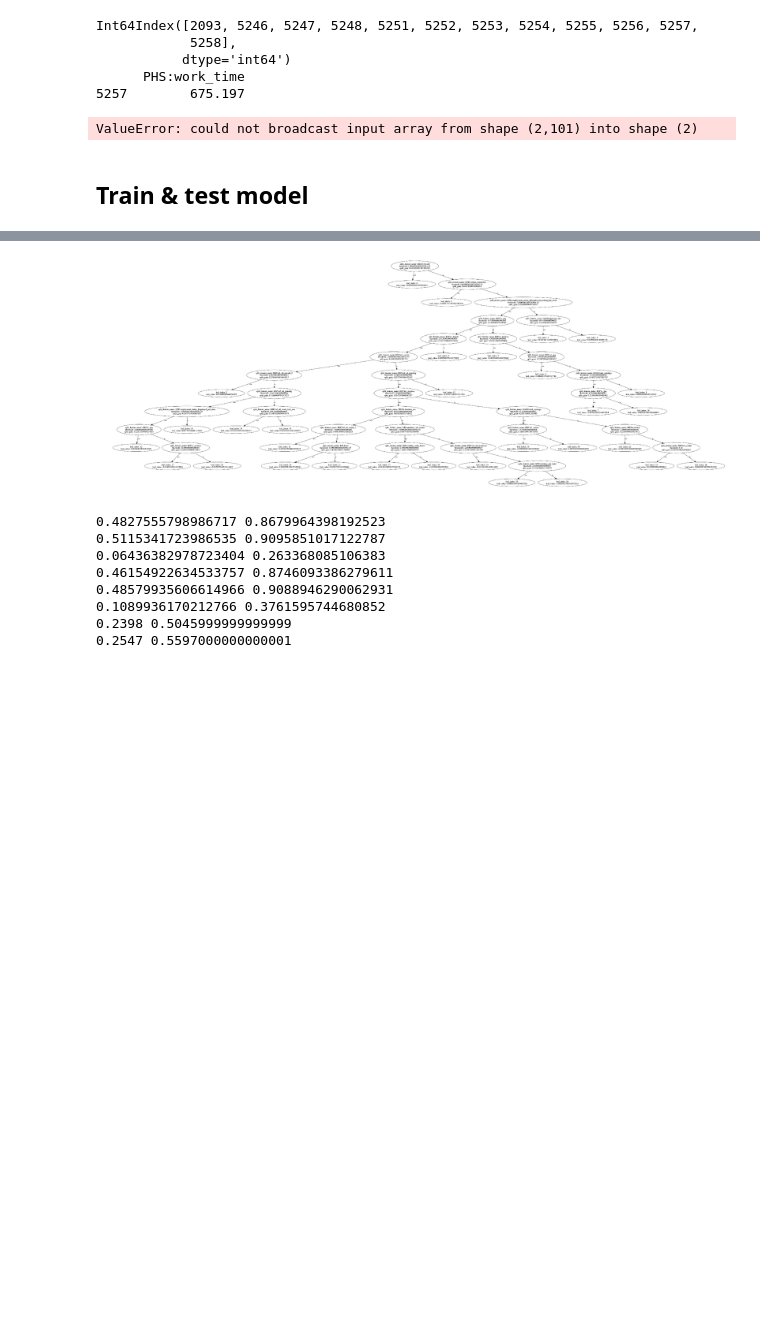
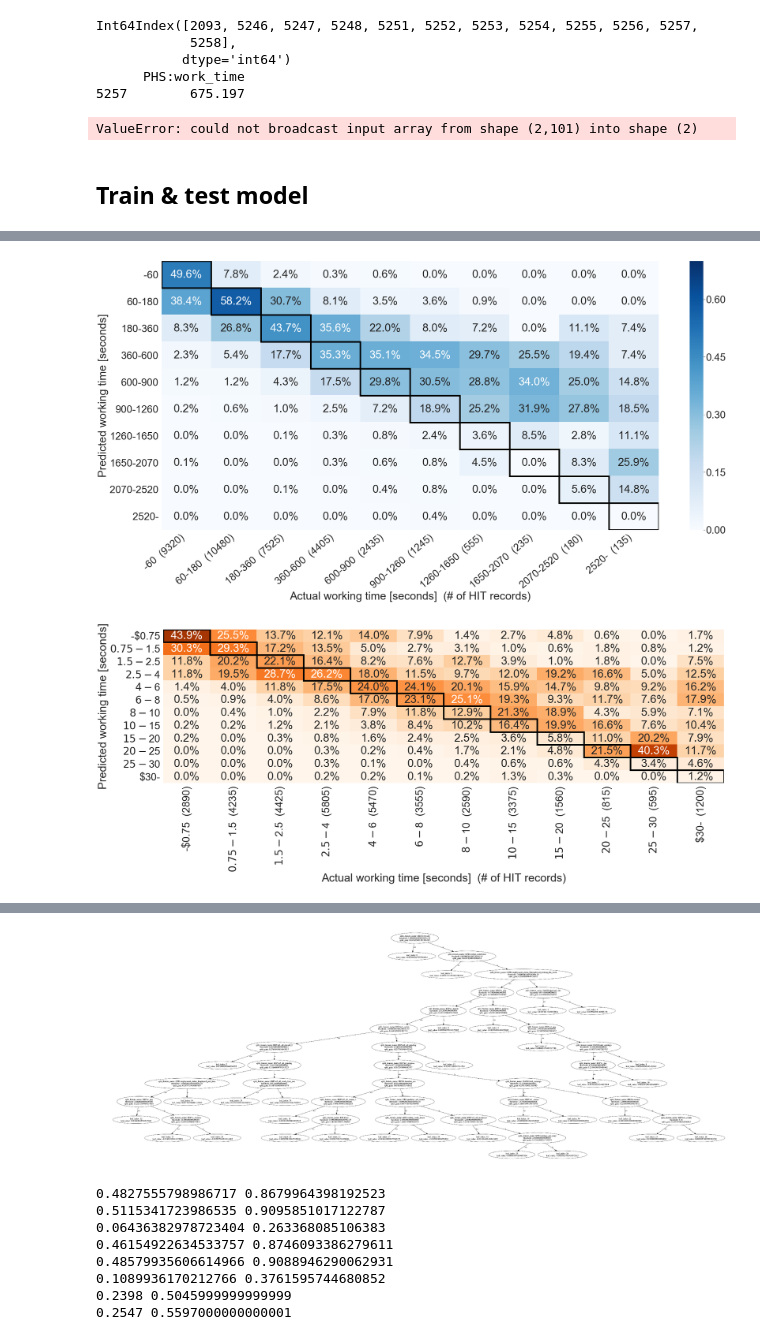
Before and after one commit to shuwakkumacs/microlapse, a Jupyter notebook: GBDT_new.ipynb, the cells around one changed output, grey strips where cells are left out. Saved outputs shown, nothing was run; the diff lists cells and outputs as text; code cells hidden in the pictures; blank space fills up the shorter version.

```diff
--- a/GBDT_new.ipynb
+++ b/GBDT_new.ipynb
@@ -305,10 +361,10 @@ ValueError: could not broadcast input array from shape (2,101) into shape (2)
 ## Train & test model
 # %%
 ### effective only for regression
-enc_method = "log10"
+# enc_method = "log10"
 # enc_method = "log"
 # enc_method = "psycho"
-# enc_method = ""
+enc_method = ""
 
 print("objective: {}, enc_method: {}, drop_grp_duplicates: {}".format(objective,enc_method,drop_group_duplicates))
 
@@ -337,7 +393,7 @@ cmap = plt.get_cmap("jet")
 np_cmx_sum_all = None
 metrics_sum_all = { "mae": 0, "mape": 0 }
 
-itr = 10
+itr = 5
 
 bad_pred_score_h = {"mae": {}, "mape": {}}
 bad_pred_score_h["mae"] = {hid:0 for hid in hit_ids}
@@ -348,8 +404,12 @@ bad_pred_score_w["mae"] = {wid:0 for wid in worker_ids}
 bad_pred_score_w["mape"] = {wid:0 for wid in worker_ids}
 
 @jit
-def lgb_train_func(lgbm_params, lgb_train, valid_sets, verbose_eval, categorical_features):
-    return lgb.train(lgbm_params, lgb_train, valid_sets=valid_sets, verbose_eval=verbose_eval, categorical_feature=categorical_features)
+def lgb_train_func(lgbm_params, lgb_train, valid_sets, verbose_eval, categorical_features, evaluation_results):
+    return lgb.train(lgbm_params, lgb_train, valid_sets=valid_sets, verbose_eval=verbose_eval, categorical_feature=categorical_features, fobj=myfobj)
+#     return lgb.train(lgbm_params, lgb_train, valid_sets=valid_sets, verbose_eval=verbose_eval, categorical_feature=categorical_features)
+
+cnt_ltp = 0
+cnt_mtp = 0
 
 for i in range(itr):
     print("iteration {}".format(i))
@@ -358,7 +418,7 @@ for i in range(itr):
     np_cmx_r = np.zeros((len(r_cls),len(r_cls)),dtype="int16")
     metrics_all = { "mae": [], "mape": [] }
 
-    kf = model_selection.KFold(n_splits=cv,shuffle=True)
+#     kf = model_selection.KFold(n_splits=cv,shuffle=True)
 
 #     for tri, tei in kf.split(worker_ids):
 #         worker_ids_tr = worker_ids[tri]
@@ -370,16 +430,12 @@ for i in range(itr):
     for tri, tei in kf.split(group_ids):
         group_ids_tr = group_ids[tri]
         group_ids_te = group_ids[tei]
-#         print(group_ids_te)
 
         idx_tr = df_eval["META:group_id"].isin(group_ids_tr)
         idx_te = df_eval["META:group_id"].isin(group_ids_te)
 
         hit_ids_train = df_eval.loc[idx_tr,"META:hit_id"]
         hit_ids_test = df_eval.loc[idx_te,"META:hit_id"]
-
-#         X_train = df[idx_tr].drop(["META:reward"],axis=1)
-#         X_test = df[idx_te].drop(["META:reward"],axis=1)
 
         X_train = df[idx_tr]
         X_test = df[idx_te]
@@ -400,11 +456,29 @@ for i in range(itr):
 
 
         ### TRAIN
-#         model = lgb_train_func(lgbm_params, lgb_train, lgb_eval, False, categorical_features)
-        model = lgb.train(lgbm_params, lgb_train, valid_sets=lgb_eval, verbose_eval=False, categorical_feature=categorical_features)
+        evaluation_results = {}
+        model = lgb_train_func(lgbm_params, lgb_train, lgb_eval, False, categorical_features, evaluation_results)
+#         model = lgb.train(lgbm_params, lgb_train, valid_sets=lgb_eval, verbose_eval=False, categorical_feature=categorical_features)
+
+        print(evaluation_results)
 
         ### TEST
         y_pred = list(model.predict(X_test, num_iteration=model.best_iteration))
+
+        @jit
+        def cnt_ltp_mtp(y_test,y_pred):
+            cnt_ltp = 0
+            cnt_mtp = 0
+            for y in zip(y_test,y_pred):
+                if y[0]<y[1]:
+                    cnt_ltp += 1
+                else:
+                    cnt_mtp += 1
+            return cnt_ltp,cnt_mtp
+
+        cnt_ltp_, cnt_mtp_ = cnt_ltp_mtp(y_test,y_pred)
+        cnt_ltp += cnt_ltp_
+        cnt_mtp += cnt_mtp_
 
         mae = mean_absolute_error(y_test, y_pred)
         mape = mean_absolute_percentage_error(y_test, y_pred)
@@ -435,10 +509,6 @@ for i in range(itr):
         # If "gain", result contains total gains of splits which use the feature.
         feature_importance = model.feature_importance(importance_type="split")
         topN_features = pd.DataFrame({"name":list(X_train.columns), "importance":feature_importance}).sort_values("importance",ascending=True)
-#         plt.figure()
-#         sns.set(font_scale=1.0)
-#         topN_features.plot.barh(x="name", y="importance")
-#         print(results)
 
         for i,row in enumerate(hit_ids_data):
             for j,elem in enumerate(row):
@@ -456,27 +526,9 @@ for i in range(itr):
                         hw_test_idx = get_cat_idx(hw_test,reward_upper)
                         hw_pred_idx = get_cat_idx(hw_pred,reward_upper)
                         np_cmx_r[hw_test_idx,hw_pred_idx] += 1
-#                         if hw_test<=0.75:
                         if hw_test>rmin and hw_test<=rmax:
-#                              hw_error_plots.append((hw_test,((hw_pred-hw_test)/hw_test),y_test))
                              hw_error_plots.append((hw_test,((hw_pred-hw_test)/hw_test)*100,get_cat_idx(y_test,work_time_upper)/10))
-#                         if y_test>wtmin and y_test<=wtmax:
-#                              wt_error_plots.append((y_test,((y_pred-y_test)/y_test)*100,get_cat_idx(hw_test,reward_upper)/12))
-#                              wt_error_plots.append((y_test,y_pred,get_cat_idx(hw_test,reward_upper)/12))
                         wt_error_plots.append((y_test,y_pred,get_cat_idx(abs(hw_test-hw_pred),[2.00,4.00,6.00,8.00,10.00,15.00,20.00,30.00])/9))
-#                         wt_error_plots.append((y_test,y_pred,reward))
-
-
-#                     inp_cols = [c for c in df_.columns if "INP" in c]
-#                     hits_each = df_.loc[df_["META:hit_id"].isin(elem),inp_cols]
-
-#                     print("Actual: {}, Pred: {}".format(cls[i], cls[j]))
-#                     display(hits_each.head(5))
-#                     html_str_list = []
-#                     for hit_id in elem:
-#                         html_str_list.append("<a href='../csv/chun/html/{}.html' target='_blank'>{}</a>".format(hit_id,hit_id))
-#                     display(HTML(", ".join(html_str_list)))
-#         break
 
     np_cmx_sum = sum([df.values for df in df_cmx_all])
     if np_cmx_sum_all is not None:
@@ -491,16 +543,8 @@ for i in range(itr):
 
     for key,metrics in metrics_all.items():
         metrics_sum_all[key] += sum(metrics)
-#         print("{}: {} ({})".format(key,mean(metrics),metrics))
 
-#     print("hit_ids")
-#     for key,bad_pred_score_h_each in bad_pred_score_h.items():
-#         print(key)
-#         print(sorted(bad_pred_score_h_each.items(), key=lambda kv: kv[1], reverse=True)[:30])
-#     print("worker_ids")
-#     for key,bad_pred_score_w_each in bad_pred_score_w.items():
-#         print(key)
-#         print(sorted(bad_pred_score_w_each.items(), key=lambda kv: kv[1], reverse=True)[:30])
+print(cnt_ltp,cnt_mtp,cnt_ltp/(cnt_ltp+cnt_mtp))
 
 df_cmx, df_cmx_perc = get_df_cmx_with_perc(np_cmx_sum_all,cls)
 draw_heatmap(df_cmx_perc, figsize=(36,16), cbar=True, fmt=".1%", vmax=0.7, annot=True)
@@ -523,3 +573,5 @@ iteration 9
+[figure, added]
+[figure, added]
 # %%
 # print(list(zip(*hw_error_plots)))
 # c = list(zip(*hw_error_plots))[2]
```
Also changed, not shown: parts of 9 cells of this notebook, 3 other files.
